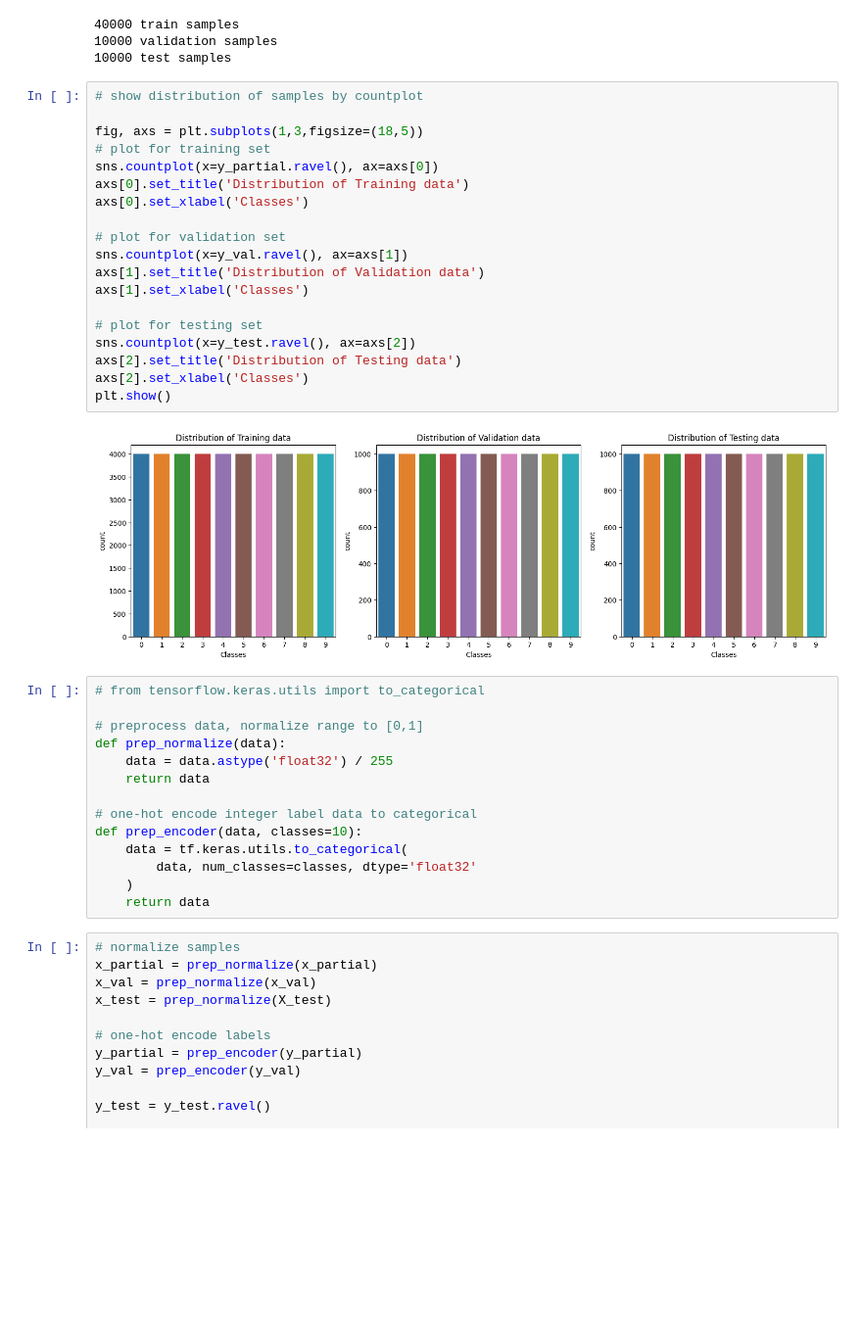
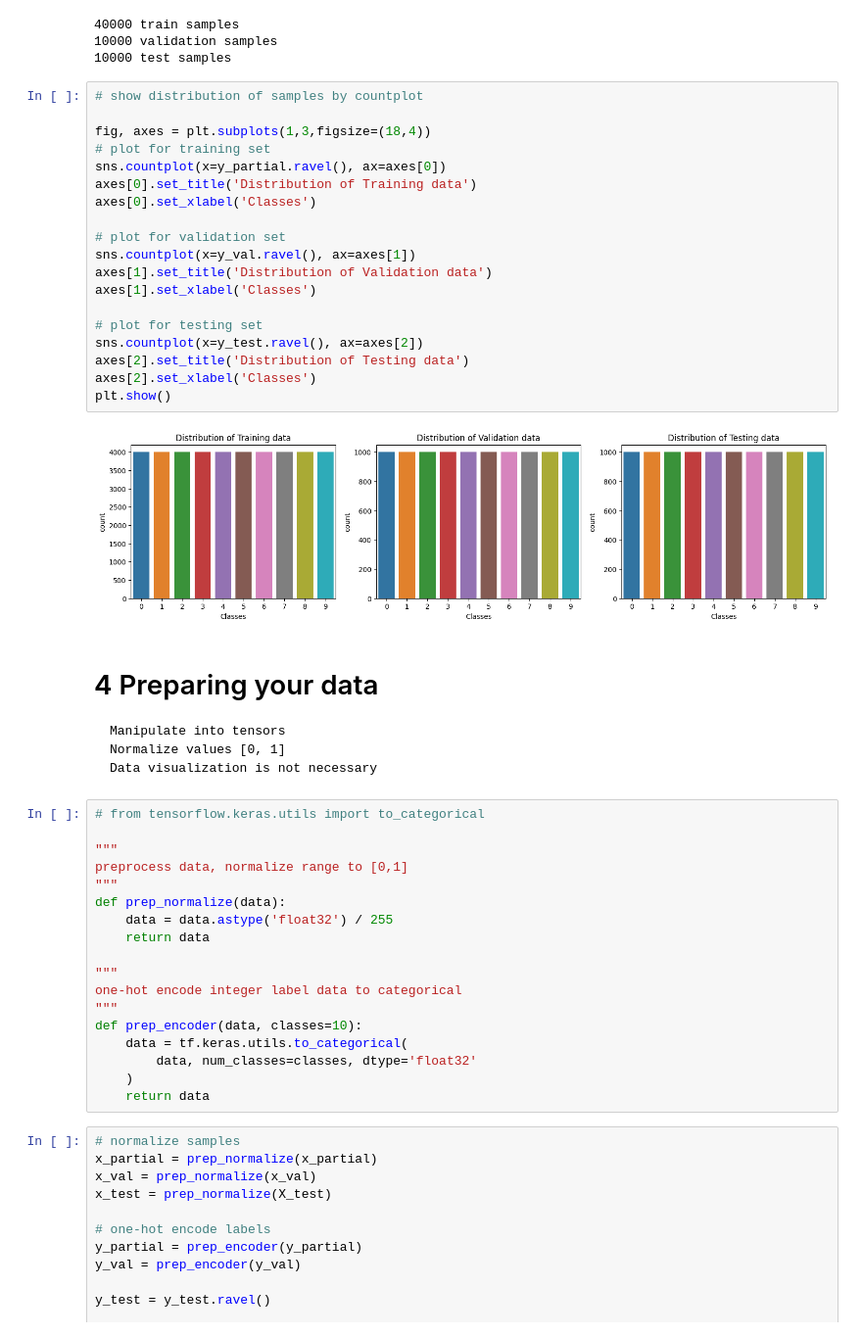
Before and after one commit to Crediteur/Jupyter-Notebooks, a Jupyter notebook: cifar10_Image_Classification/CM3015_Final_cifar10.ipynb, the cells around one changed output. Shown at 98% size. Saved outputs shown, nothing was run; the diff lists cells and outputs as text; blank space fills up the shorter version.

```diff
--- a/cifar10_Image_Classification/CM3015_Final_cifar10.ipynb
+++ b/cifar10_Image_Classification/CM3015_Final_cifar10.ipynb
@@ -123,33 +136,42 @@ print(X_test.shape[0], 'test samples')
 # %%
 # show distribution of samples by countplot
 
-fig, axs = plt.subplots(1,3,figsize=(18,5))
+fig, axes = plt.subplots(1,3,figsize=(18,4))
 # plot for training set
-sns.countplot(x=y_partial.ravel(), ax=axs[0])
-axs[0].set_title('Distribution of Training data')
-axs[0].set_xlabel('Classes')
+sns.countplot(x=y_partial.ravel(), ax=axes[0])
+axes[0].set_title('Distribution of Training data')
+axes[0].set_xlabel('Classes')
 
 # plot for validation set
-sns.countplot(x=y_val.ravel(), ax=axs[1])
-axs[1].set_title('Distribution of Validation data')
-axs[1].set_xlabel('Classes')
+sns.countplot(x=y_val.ravel(), ax=axes[1])
+axes[1].set_title('Distribution of Validation data')
+axes[1].set_xlabel('Classes')
 
 # plot for testing set
-sns.countplot(x=y_test.ravel(), ax=axs[2])
-axs[2].set_title('Distribution of Testing data')
-axs[2].set_xlabel('Classes')
+sns.countplot(x=y_test.ravel(), ax=axes[2])
+axes[2].set_title('Distribution of Testing data')
+axes[2].set_xlabel('Classes')
 plt.show()
 # %% [output]
-[figure, old version]
+[figure, new version]
+# %% [markdown]
+# 4 Preparing your data
+    Manipulate into tensors
+    Normalize values [0, 1]
+    Data visualization is not necessary
 # %%
 # from tensorflow.keras.utils import to_categorical
 
-# preprocess data, normalize range to [0,1]
+"""
+preprocess data, normalize range to [0,1]
+"""
 def prep_normalize(data):
     data = data.astype('float32') / 255
     return data
 
-# one-hot encode integer label data to categorical
+"""
+one-hot encode integer label data to categorical
+"""
 def prep_encoder(data, classes=10):
     data = tf.keras.utils.to_categorical(
         data, num_classes=classes, dtype='float32'
```
Also changed, not shown: parts of 86 cells of this notebook.
